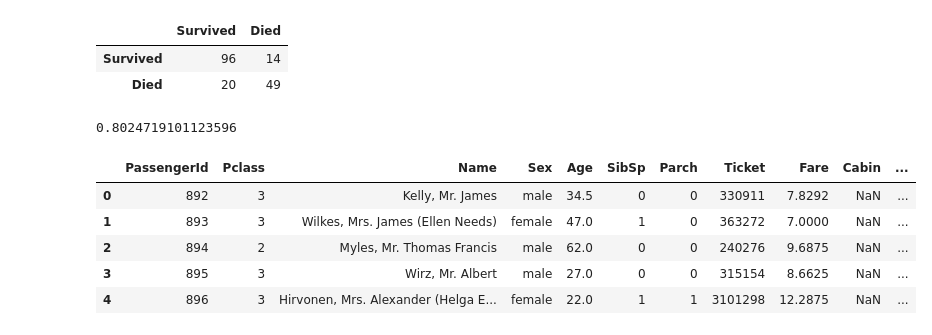
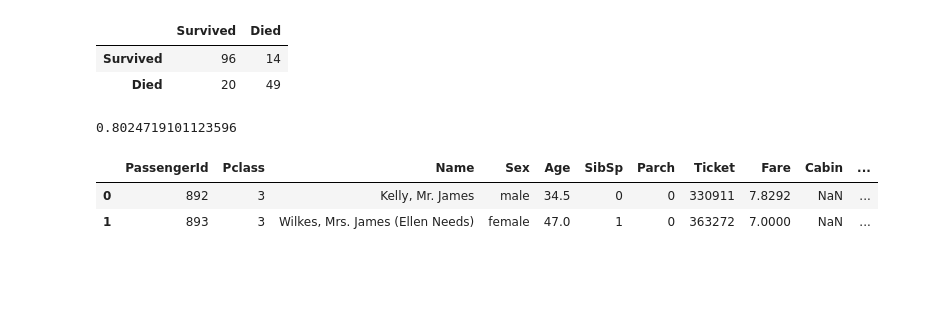
Before and after one commit to Mikolajkunka/Missp, a Jupyter notebook: competition/titanic.ipynb, the cells around one changed output. Saved outputs shown, nothing was run; the diff lists cells and outputs as text; code cells hidden in the pictures; blank space fills up the shorter version.

```diff
--- a/competition/titanic.ipynb
+++ b/competition/titanic.ipynb
@@ -95,15 +52,0 @@ plt.show()
-# %%
-def process_age(df,cut_points,label_names):
-    df["Age"] = df["Age"].fillna(-0.5)
-    df["Age_categories"] = pd.cut(df["Age"],cut_points,labels=label_names)
-    return df
-
-cut_points = [-1,0, 5, 12, 18, 35, 60, 100]
-label_names = ["Missing", 'Infant', "Child", 'Teenager', "Young Adult", 'Adult', 'Senior']
-
-train = process_age(train,cut_points,label_names)
-test = process_age(test,cut_points,label_names)
-
-age_cat_pivot = train.pivot_table(index="Age_categories",values="Survived")
-age_cat_pivot.plot.bar()
-plt.show()
@@ -147,11 +147,8 @@ train.head()
 # %%
 train = create_dummies(train,"Sex")
 test = create_dummies(test,"Sex")
-train = create_dummies(train,"Age_categories")
-test = create_dummies(test,"Age_categories")
 
-
-train.head()
+train.head(2)
 # %% [output]
 |  | PassengerId | Survived | Pclass | Name | Sex | Age | SibSp | Parch | Ticket | Fare | ... |
 | 0 | 1 | 0 | 3 | Braund, Mr. Owen Harris | male | 22.0 | 1 | 0 | A/5 21171 | 7.2500 | ... |
@@ -267,18 +209,10 @@ np.mean(scores)
 0.8024719101123596
 # %%
 # Making Predictions on Unseen Data
-columns = ['Pclass_1', 'Pclass_2', 'Pclass_3', 'Sex_female', 'Sex_male',
-       'Age_categories_Missing','Age_categories_Infant',
-       'Age_categories_Child', 'Age_categories_Teenager',
-       'Age_categories_Young Adult', 'Age_categories_Adult',
-       'Age_categories_Senior']
+columns = ['Pclass_1', 'Pclass_2', 'Pclass_3', 'Sex_female', 'Sex_male']
 
-
-holdout.head()
+holdout.head(2)
 # %% [output]
 |  | PassengerId | Pclass | Name | Sex | Age | SibSp | Parch | Ticket | Fare | Cabin | ... |
 | 0 | 892 | 3 | Kelly, Mr. James | male | 34.5 | 0 | 0 | 330911 | 7.8292 | NaN | ... |
 | 1 | 893 | 3 | Wilkes, Mrs. James (Ellen Needs) | female | 47.0 | 1 | 0 | 363272 | 7.0000 | NaN | ... |
-| 2 | 894 | 2 | Myles, Mr. Thomas Francis | male | 62.0 | 0 | 0 | 240276 | 9.6875 | NaN | ... |
-| 3 | 895 | 3 | Wirz, Mr. Albert | male | 27.0 | 0 | 0 | 315154 | 8.6625 | NaN | ... |
-| 4 | 896 | 3 | Hirvonen, Mrs. Alexander (Helga E... | female | 22.0 | 1 | 1 | 3101298 | 12.2875 | NaN | ... |
```
Also changed, not shown: parts of 37 cells of this notebook.
